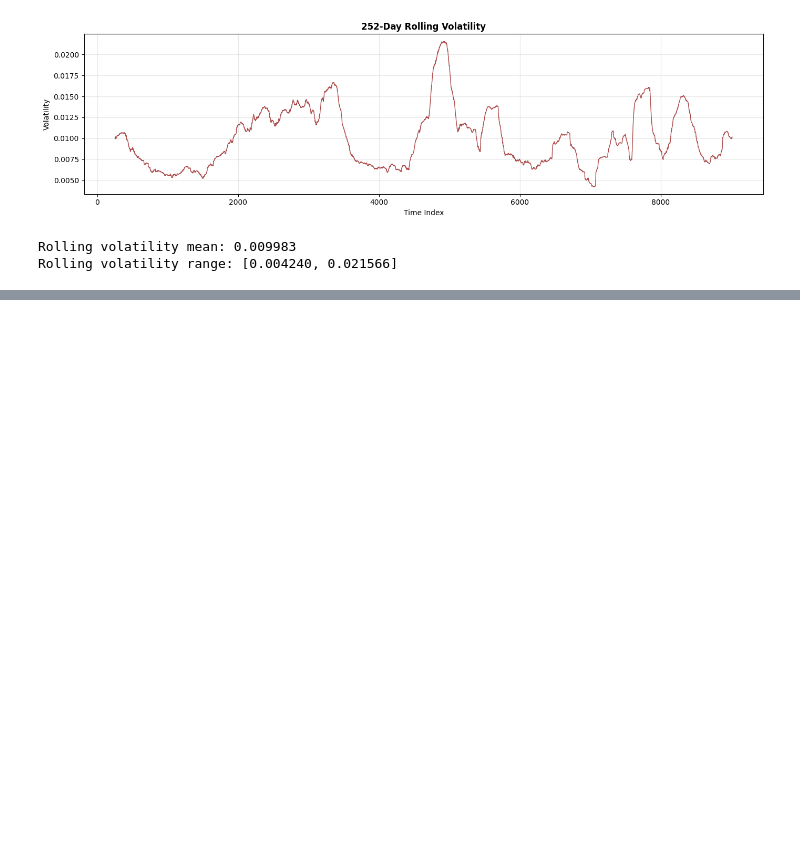
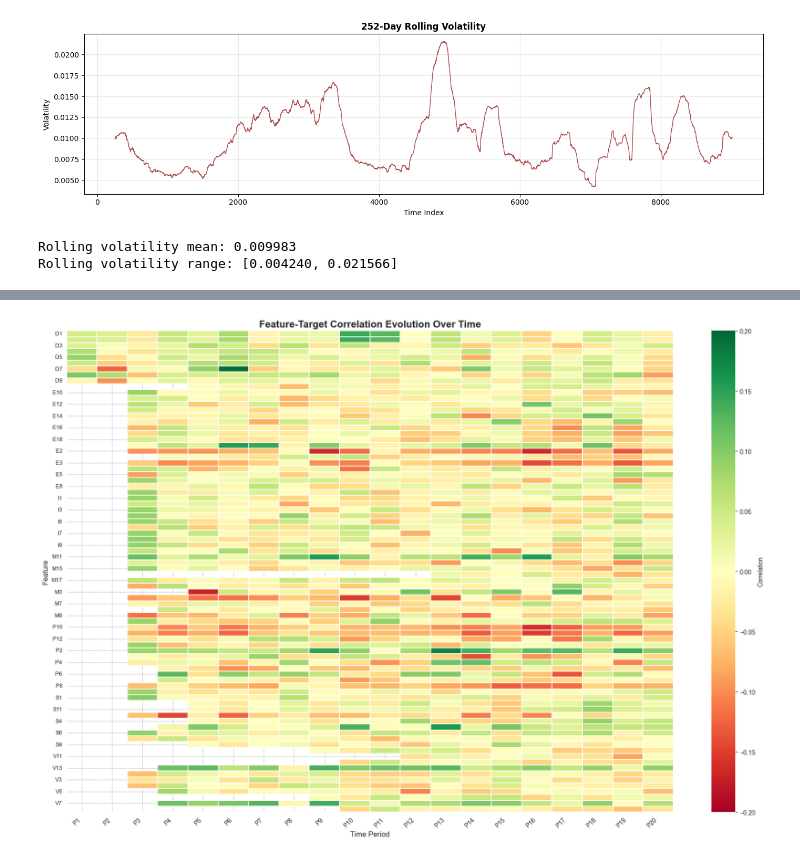
Before and after one commit to zm-cengiz/HullTactical, a Jupyter notebook: notebooks/EDA.ipynb, the cells around one changed output, grey strips where cells are left out. Drawn from its saved outputs; the diff is of its cells as text; code cells hidden in the pictures; blank space fills up the shorter version.

```diff
--- a/notebooks/EDA.ipynb
+++ b/notebooks/EDA.ipynb
@@ -192,0 +263,20 @@ Rolling volatility range: [0.004240, 0.021566]
+# %%
+df = train_df.copy()
+
+TARGET = "market_forward_excess_returns"
+
+# Remove columns we don't want
+drop_cols = ["forward_returns", "risk_free_rate", "date_id"]
+df = df.drop(columns=[c for c in drop_cols if c in df.columns], errors="ignore")
+
+# Select only numeric columns except target
+features = [
+    c for c in df.columns
+    if c != TARGET and pd.api.types.is_numeric_dtype(df[c])
+]
+
+#filter features with <30% missing
+missing_ratio = df[features].isnull().mean()
+features = [c for c in features if missing_ratio[c] < 0.30]
+
+print(f"Using {len(features)} features for the heatmap.")
@@ -192,0 +287,69 @@ Rolling volatility range: [0.004240, 0.021566]
+# %%
+# ---------------------------------------------
+# Compute correlation evolution matrix
+# ---------------------------------------------
+from scipy.stats import pearsonr
+
+n_time_bins = 20
+time_bin_size = len(df) // n_time_bins
+
+corr_matrix = np.full((len(features), n_time_bins), np.nan)
+
+for i, feature in enumerate(features):
+    for j in range(n_time_bins):
+
+        start_idx = j * time_bin_size
+        end_idx = (j + 1) * time_bin_size if j < n_time_bins - 1 else len(df)
+
+        period_data = df.iloc[start_idx:end_idx]
+        valid_mask = period_data[feature].notna()
+
+        if valid_mask.sum() > 30:
+            corr, _ = pearsonr(
+                period_data.loc[valid_mask, feature],
+                period_data.loc[valid_mask, TARGET]
+            )
+            corr_matrix[i, j] = corr
+
+
+# ---------------------------------------------
+# Build dataframe for seaborn
+# ---------------------------------------------
+period_labels = [f"P{i+1}" for i in range(n_time_bins)]
+
+corr_df = pd.DataFrame(
+    corr_matrix,
+    index=features,
+    columns=period_labels
+)
+
+
+# ---------------------------------------------
+# Plot heatmap with seaborn
+# ---------------------------------------------
+plt.figure(figsize=(18, 12))
+sns.set_style("whitegrid")
+
+ax = sns.heatmap(
+    corr_df,
+    cmap="RdYlGn",
+    center=0,
+    vmin=-0.2,
+    vmax=0.2,
+    linewidths=0.3,
+    linecolor="white",
+    cbar_kws={"label": "Correlation"},
+    mask=corr_df.isna(),
+)
+
+plt.title("Feature-Target Correlation Evolution Over Time", fontsize=16, fontweight="bold")
+plt.xlabel("Time Period", fontsize=12)
+plt.ylabel("Feature", fontsize=12)
+
+plt.xticks(rotation=45, ha="right")
+plt.yticks(fontsize=9)
+
+plt.tight_layout()
+plt.show()
+# %% [output]
+[figure, added]
```
Also changed, not shown: parts of 8 cells of this notebook.
